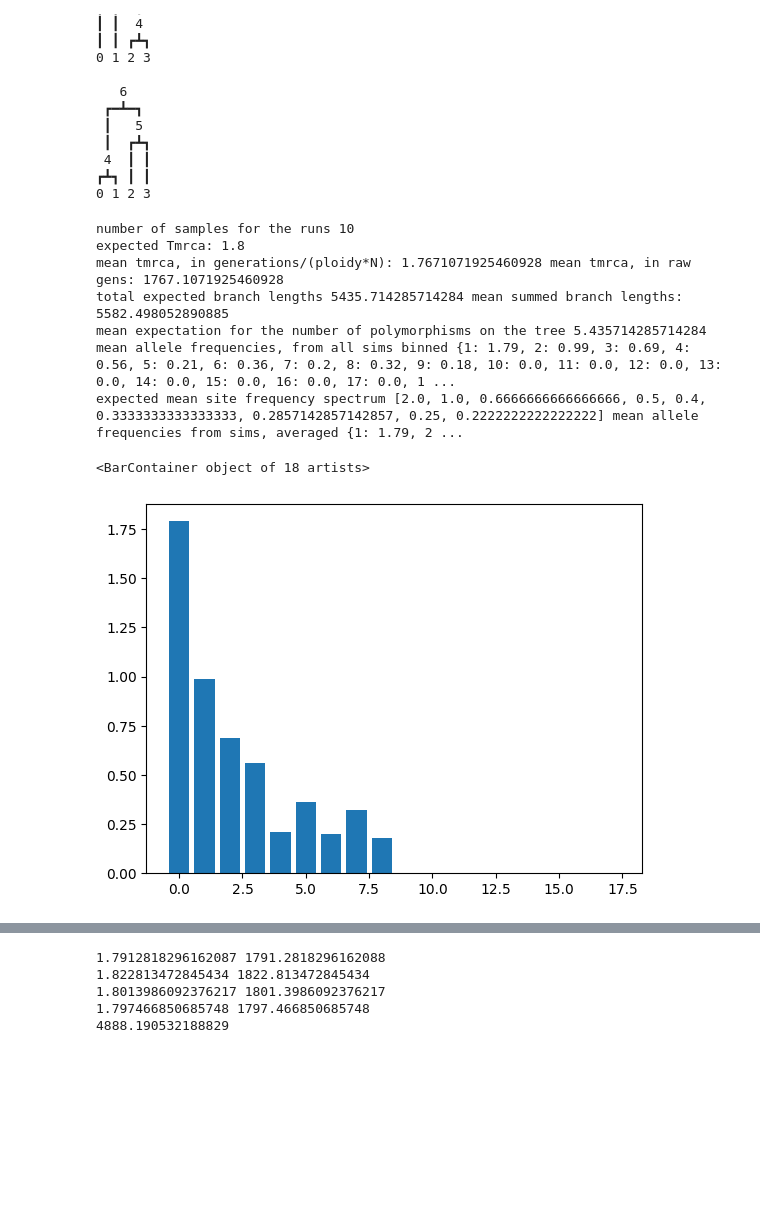
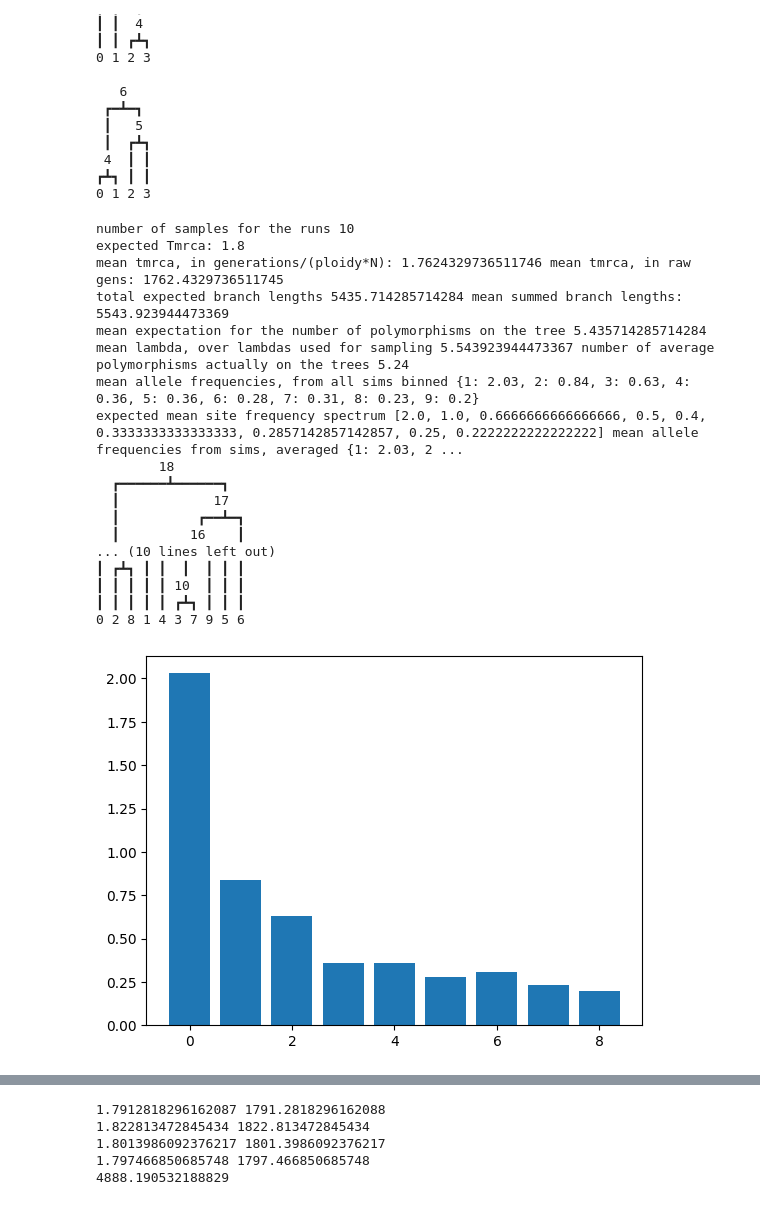
Before and after one commit to paulagardner/mathieson_sims, a Jupyter notebook: test_sims.ipynb, the cells around one changed output, grey strips where cells are left out. Drawn from its saved outputs; the diff is of its cells as text; code cells hidden in the pictures; blank space fills up the shorter version.

Commit message:
expectation for total number of polymorphisms added but not fully done, still need time to singletons, doubletons etc

```diff
--- a/test_sims.ipynb
+++ b/test_sims.ipynb
@@ -81,14 +81,17 @@ sim_runs = 100
 mean_tmrca = 0
 i_values = []
 mean_summed_branch_lengths = []
+total_mut_count = []
+mut_expectations_given_branchlengths = []
 for ts in msprime.sim_ancestry(ploidy= ploidy, samples=(sampled_sequences/ploidy), discrete_genome = True, population_size=(population_sequences)/ploidy, num_replicates = sim_runs, sequence_length = sequence_length): #the sim needs everything in terms of the number of individuals, but it's convenient for downstream/interpretation to have our original variables be in terms of the number of lineages or individual sequences, aka in haploid terms
-    assert ts.num_samples == samples
+    assert ts.num_samples == sampled_sequences
     last_node = ts.num_nodes - 1
     tmrca = ts.node(last_node).time
     mean_tmrca += tmrca
     # print("tmrca for this run:", tmrca)
     newtables = ts.dump_tables() #modifying a copy of the original tables in order to be able to overwrite
     #make a new table collection to hold everything
+    average_genealogy_size = []
     for tree in ts.trees():
         # print(tree.draw(format='unicode'))
         interval = tree.interval #find the interval the tree occupies in the genome
@@ -152,10 +155,15 @@ for ts in msprime.sim_ancestry(ploidy= ploidy, samples=(sampled_sequences/ploidy
                     # elif genealogy_mutations == 0:
                     #   print("genealogy does not contain any mutations")
             # print(newtables.mutations)
+
     newtables.sort(edge_start=0, mutation_start=0, site_start=0)
     new_ts = newtables.tree_sequence()
     ####do sfs stats
+    # print(newtables.mutations)
+    total_mut_count.append(len(newtables.mutations))
+    mut_expectations_given_branchlengths.append(lambda_total)
     for tree in new_ts.trees():
+        average_genealogy_size.append(tree.branch_length)
         for mutation in tree.mutations():
             # print("looking at mutation on node:", mutation.node)
             count = tree.num_samples(mutation.node)
@@ -169,46 +177,57 @@ for ts in msprime.sim_ancestry(ploidy= ploidy, samples=(sampled_sequences/ploidy
 
 
 
 
 print("number of samples for the runs", ts.num_samples) #confusing that ts.num_samples is for haploid lineages, while samples in sim_ancestry is for individuals (which may not be haploid, and defaults to diploid). Note that this will be representative of the last loop over which tree sequence we're dealing with
 #theoretical expectation for time to MRCA in units of 2N generations:
-expected_tmrca = 2*(1-(1/samples))
+expected_tmrca = 2*(1-(1/sampled_sequences))
 print("expected Tmrca:", expected_tmrca)
 print("mean tmrca, in generations/(ploidy*N):", mean_tmrca/sim_runs/population_sequences, "mean tmrca, in raw gens:", mean_tmrca/sim_runs) #the first value is generations/(ploidy*N),and the second is in generations.
 #expected time that i lineages should exist: T(i) =  4N/i(i-1) (hudson 2015, #2)
 #sum i*(T(i)) from i=2 to n to get the total expected branch lengths: (above equation 6, hudson 1990)
 expected_total_length = 0
-for i in range(2, samples):
+for i in range(2, sampled_sequences):
     expected_total_length += i*((4*(population_sequences/ploidy)/(i*(i-1))))
 
 print("total expected branch lengths", expected_total_length, "mean summed branch lengths:", (sum(mean_summed_branch_lengths)/sim_runs))
 #now, we can use this to find the expected total number of polymorphisms (hudson 1990 eq1)
 expected_lambda = mu*expected_total_length
-print("mean expectation for the number of polymorphisms on the tree", expected_lambda)
-
+print("mean expectation for the number of polymorphisms on the tree", expected_lambda, "mean lambda value, from lambdas used for sampling", sum(mut_expectations_given_branchlengths)/sim_runs, "number of average polymorphisms actually on the trees", (sum(total_mut_count))/sim_runs)
 #sfs stats
 theta = 4*(population_sequences/ploidy)*mu
+
 # print("mutation counts from all loops", i_values)
 mean_counts = {}
-for i in range(1, ((samples*2)-1)):
+for i in range(1, ((sampled_sequences))): #in eq 6 the range is from 1 to n-1, but due to the vagaries of python ranges this will produce that even though it doesn't *look* like it.
     mean = (i_values.count(i))/sim_runs
     mean_counts.update({i:mean})
 # mean_allele_freqs = (i_values.count(i))/sim_runs
 print("mean allele frequencies, from all sims binned", mean_counts)
 # # print("average number of mutations in sims", sum(mutations_in_run)/sim_runs, "expected mean number of mutations", expected_mutations)
-print("expected mean site frequency spectrum", [(theta/i) for i in range(1, samples)], "mean allele frequencies from sims, averaged", mean_counts)
+print("expected mean site frequency spectrum", [(theta/i) for i in range(1, sampled_sequences)], "mean allele frequencies from sims, averaged", mean_counts)
 ind = np.arange(len(mean_counts))
 plt.bar(ind, list(mean_counts.values()))
+for t in new_ts.trees():
+  print(t.draw(format='unicode'))
 # %% [output]
 number of samples for the runs 10
 expected Tmrca: 1.8
-mean tmrca, in generations/(ploidy*N): 1.7671071925460928 mean tmrca, in raw gens: 1767.1071925460928
-total expected branch lengths 5435.714285714284 mean summed branch lengths: 5582.498052890885
-mean expectation for the number of polymorphisms on the tree 5.435714285714284
-mean allele frequencies, from all sims binned {1: 1.79, 2: 0.99, 3: 0.69, 4: 0.56, 5: 0.21, 6: 0.36, 7: 0.2, 8: 0.32, 9: 0.18, 10: 0.0, 11: 0.0, 12: 0.0, 13: 0.0, 14: 0.0, 15: 0.0, 16: 0.0, 17: 0.0, 1 ...
-expected mean site frequency spectrum [2.0, 1.0, 0.6666666666666666, 0.5, 0.4, 0.3333333333333333, 0.2857142857142857, 0.25, 0.2222222222222222] mean allele frequencies from sims, averaged {1: 1.79, 2 ...
+mean tmrca, in generations/(ploidy*N): 1.7624329736511746 mean tmrca, in raw gens: 1762.4329736511745
+total expected branch lengths 5435.714285714284 mean summed branch lengths: 5543.923944473369
+mean expectation for the number of polymorphisms on the tree 5.435714285714284 mean lambda, over lambdas used for sampling 5.543923944473367 number of average polymorphisms actually on the trees 5.24
+mean allele frequencies, from all sims binned {1: 2.03, 2: 0.84, 3: 0.63, 4: 0.36, 5: 0.36, 6: 0.28, 7: 0.31, 8: 0.23, 9: 0.2}
+expected mean site frequency spectrum [2.0, 1.0, 0.6666666666666666, 0.5, 0.4, 0.3333333333333333, 0.2857142857142857, 0.25, 0.2222222222222222] mean allele frequencies from sims, averaged {1: 2.03, 2 ...
+        18
+  ┏━━━━━━┻━━━━━━┓
+  ┃            17
+  ┃          ┏━━┻━┓
+  ┃         16    ┃
+... (10 lines left out)
+┃ ┏┻┓ ┃ ┃  ┃  ┃ ┃ ┃
+┃ ┃ ┃ ┃ ┃ 10  ┃ ┃ ┃
+┃ ┃ ┃ ┃ ┃ ┏┻┓ ┃ ┃ ┃
+0 2 8 1 4 3 7 9 5 6
-<BarContainer object of 18 artists>
-[figure, old version]
+[figure, new version]
 # %%
 #do the above with multiple trees
 import msprime
```
Also changed, not shown: parts of 1 cell of this notebook.
